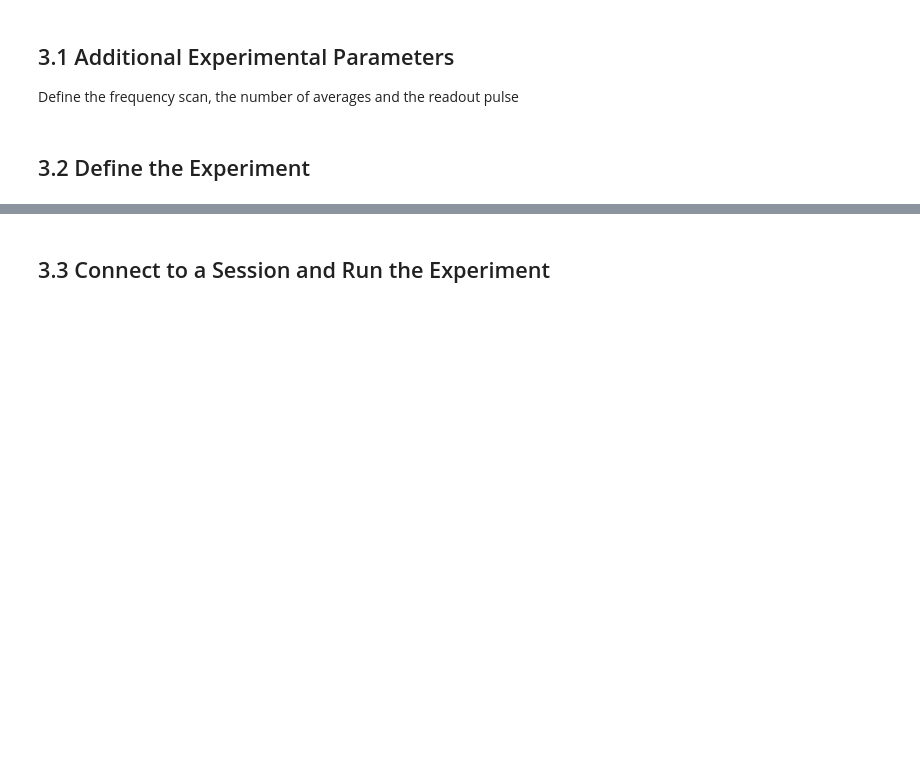
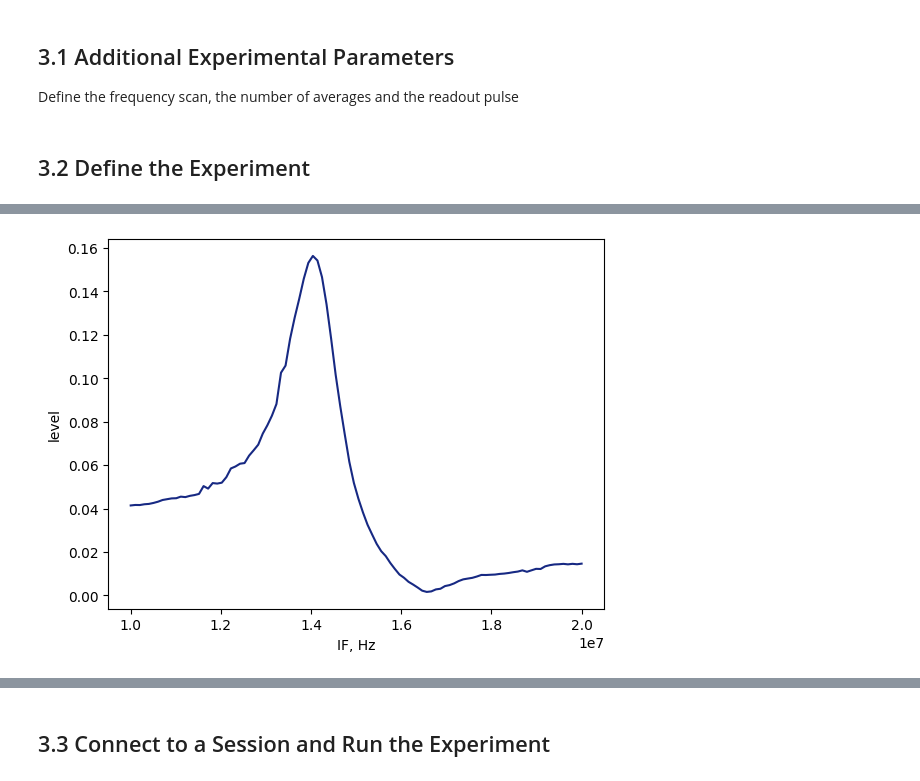
Before and after one commit to bicycle315/laboneq, a Jupyter notebook: examples/JWKim_SHFQC_shfqa_spectroscopy.ipynb, the cells around one changed output, grey strips where cells are left out. Drawn from its saved outputs; the diff is of its cells as text; code cells hidden in the pictures; blank space fills up the shorter version.

```diff
--- a/examples/JWKim_SHFQC_shfqa_spectroscopy.ipynb
+++ b/examples/JWKim_SHFQC_shfqa_spectroscopy.ipynb
@@ -230,0 +241,4 @@ with exp.sweep(uid="sweep", parameter=sweep_parameter):
+# %%
+plot2d_abs(my_results, "ac_0") #30us RO, int
+# %% [output]
+[figure, added]
```
Also changed, not shown: parts of 14 cells of this notebook.
